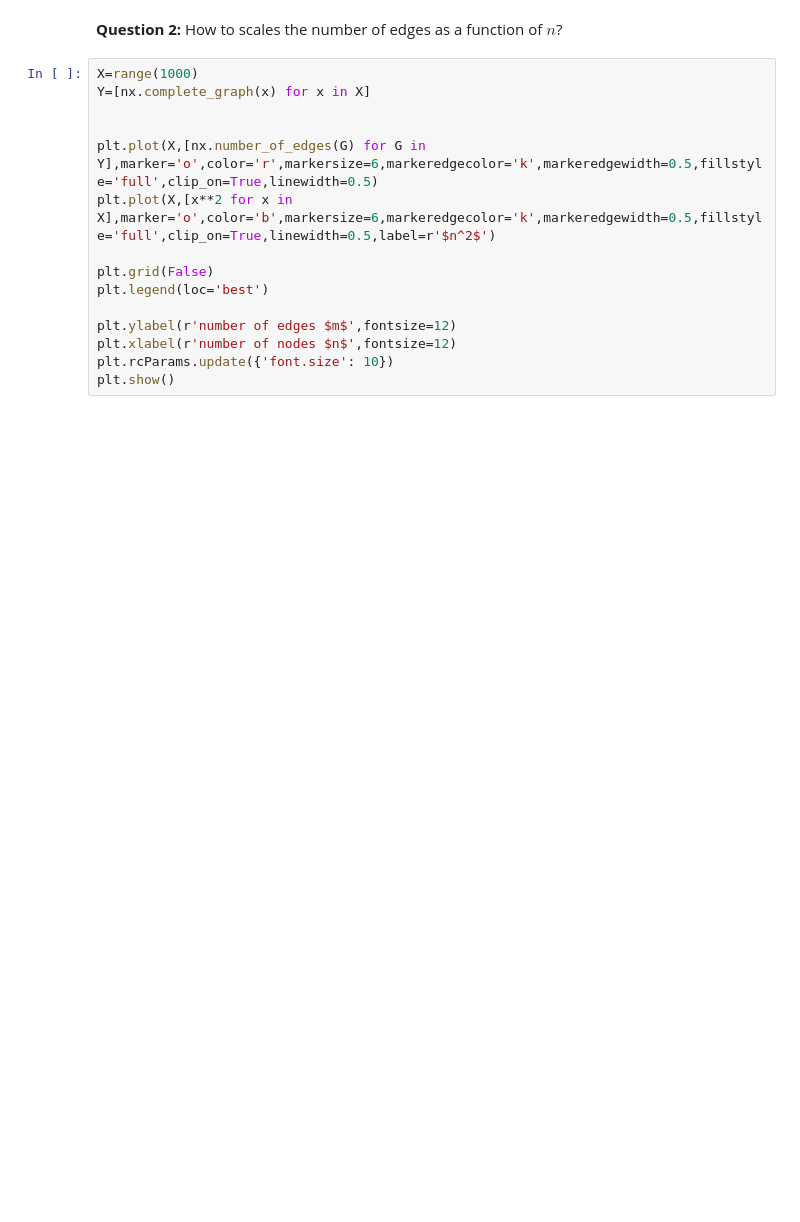
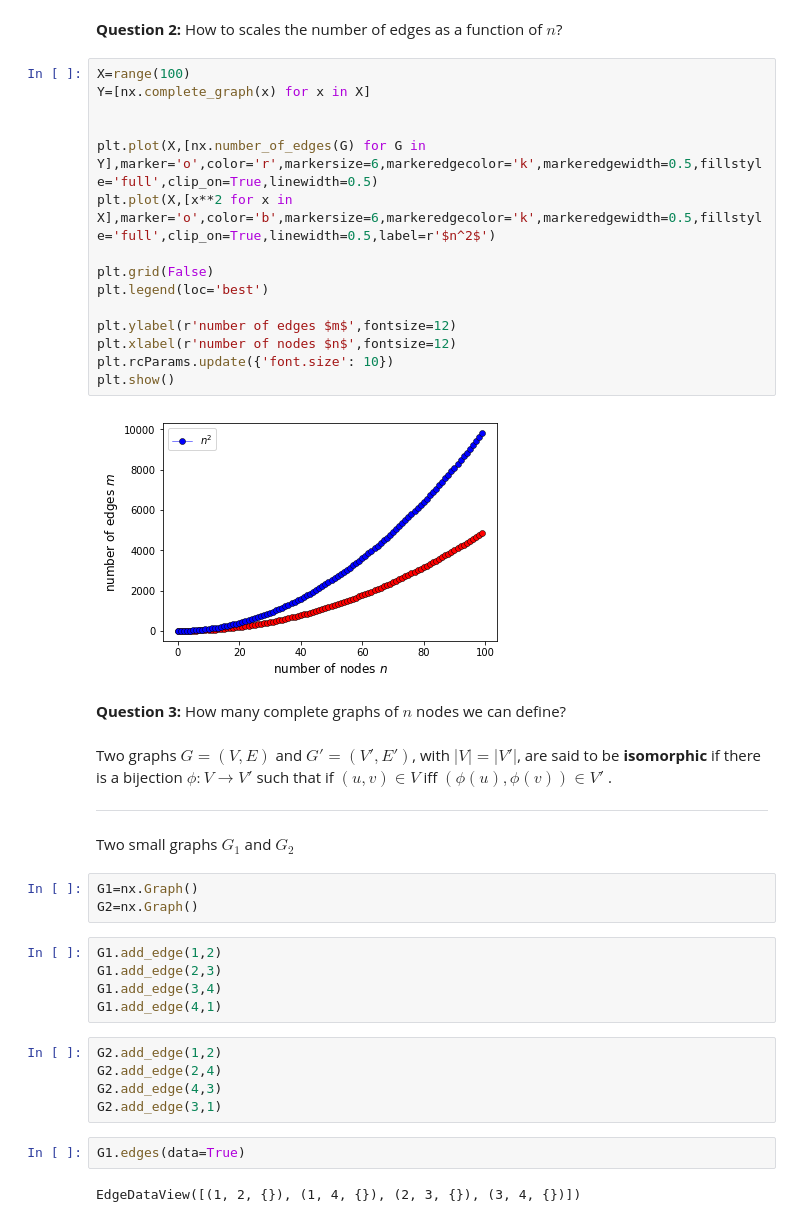
Before and after one commit to javiervz/Graphs, a Jupyter notebook: graphs.ipynb, the cells around one changed output. Cells and saved outputs as stored; diff of their text form; blank space fills up the shorter version.

```diff
--- a/graphs.ipynb
+++ b/graphs.ipynb
@@ -53,17 +53,45 @@ for k in [3,5,7]:
 # %% [markdown]
 **Question 2:** How to scales the number of edges  as a function of $n$?
 # %%
-X=range(1000)
+X=range(100)
 Y=[nx.complete_graph(x) for x in X]
 
 
 plt.plot(X,[nx.number_of_edges(G) for G in Y],marker='o',color='r',markersize=6,markeredgecolor='k',markeredgewidth=0.5,fillstyle='full',clip_on=True,linewidth=0.5)
 plt.plot(X,[x**2 for x in X],marker='o',color='b',markersize=6,markeredgecolor='k',markeredgewidth=0.5,fillstyle='full',clip_on=True,linewidth=0.5,label=r'$n^2$')
 
 plt.grid(False)
 plt.legend(loc='best')
 
 plt.ylabel(r'number of edges $m$',fontsize=12)
 plt.xlabel(r'number of nodes $n$',fontsize=12)
 plt.rcParams.update({'font.size': 10})
 plt.show()
+# %% [output]
+[figure, added]
+# %% [markdown]
+**Question 3:** How many complete graphs of $n$ nodes we can define?
+# %% [markdown]
+Two graphs $G=(V,E)$ and $G'=(V',E')$, with $|V|=|V'|$, are said to be  **isomorphic** if there is a bijection $\phi: V \rightarrow V'$ such that if $(u,v) \in V$ iff $(\phi(u),\phi(v))
+\in V'$.
+
+---
+# %% [markdown]
+Two small graphs $G_1$ and $G_2$
+# %%
+G1=nx.Graph()
+G2=nx.Graph()
+# %%
+G1.add_edge(1,2)
+G1.add_edge(2,3)
+G1.add_edge(3,4)
+G1.add_edge(4,1)
+# %%
+G2.add_edge(1,2)
+G2.add_edge(2,4)
+G2.add_edge(4,3)
+G2.add_edge(3,1)
+# %%
+G1.edges(data=True)
+# %% [output]
+EdgeDataView([(1, 2, {}), (1, 4, {}), (2, 3, {}), (3, 4, {})])
```
Also changed, not shown: parts of 7 cells of this notebook.
